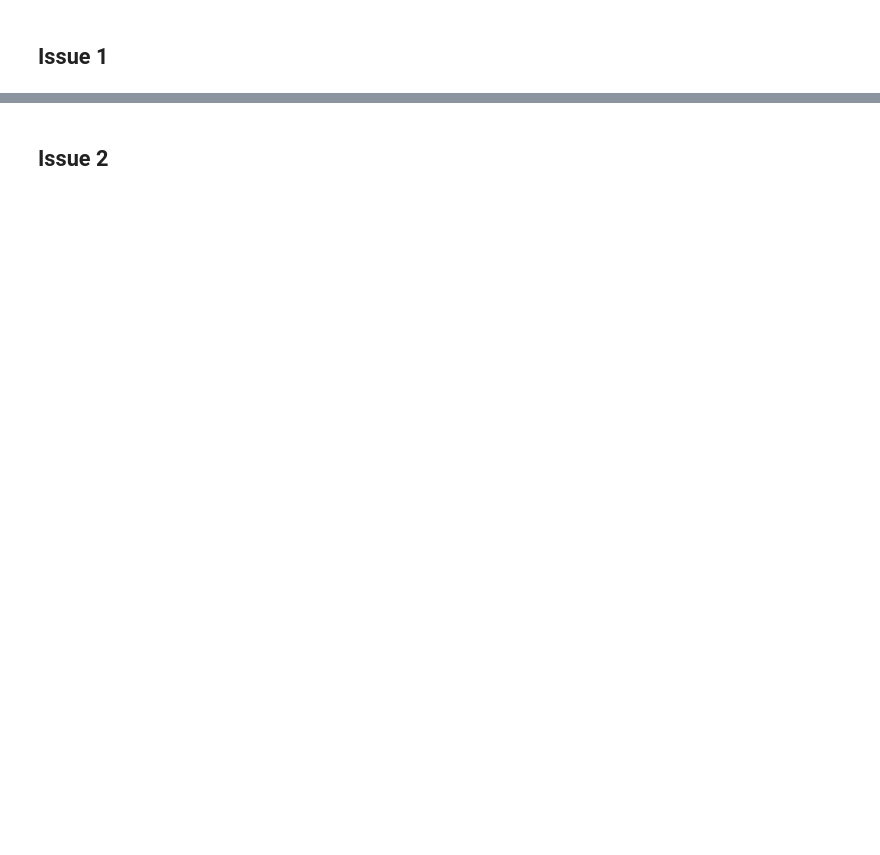
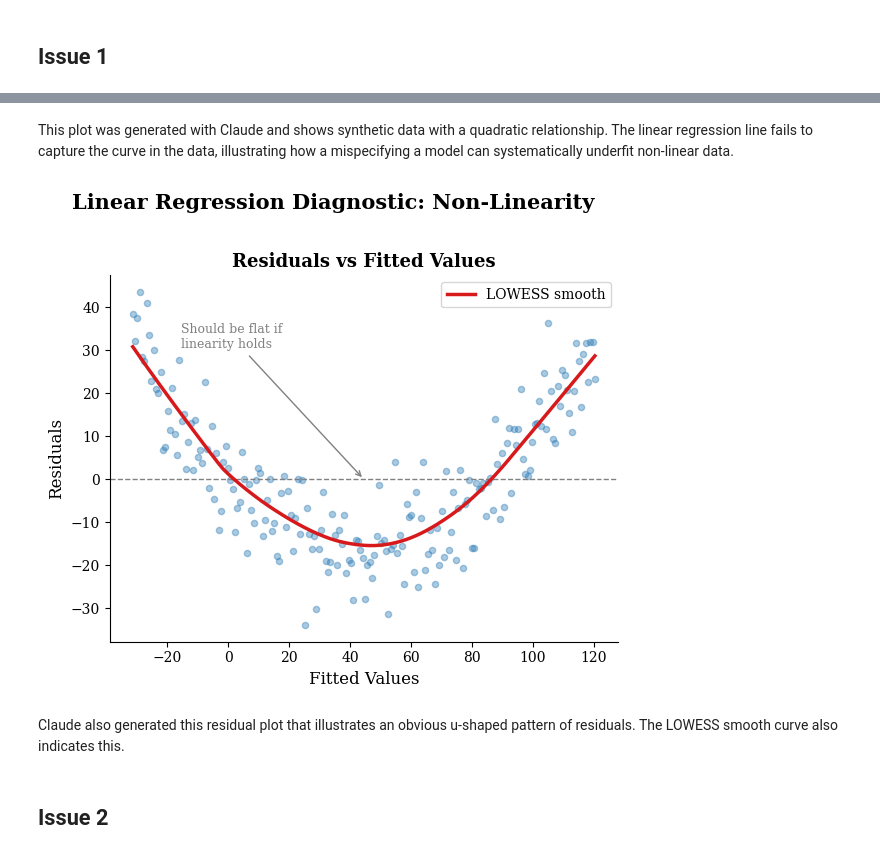
Before and after one commit to Awoo56709/assignment-2, a Jupyter notebook: hw2-task1.ipynb, the cells around one changed output, grey strips where cells are left out. Saved outputs shown, nothing was run; the diff lists cells and outputs as text; code cells hidden in the pictures; blank space fills up the shorter version.

```diff
--- a/hw2-task1.ipynb
+++ b/hw2-task1.ipynb
@@ -36,2 +59,49 @@ Generative AI reflection	Answer to step 4
+# %% [markdown]
+This plot was generated with Claude and shows synthetic data with a quadratic relationship. The linear regression line fails to capture the curve in the data, illustrating how a mispecifying a model can systematically underfit non-linear data.
+# %%
+import numpy as np
+import matplotlib.pyplot as plt
+from sklearn.linear_model import LinearRegression
+from statsmodels.nonparametric.smoothers_lowess import lowess
+
+# --- Generate non-linear data ---
+np.random.seed(42)
+n = 200
+X = np.linspace(0, 10, n)
+y = 2 * X**2 - 5 * X + 3 + np.random.normal(0, 8, n)
+
+# Fit linear regression (misspecified)
+model = LinearRegression().fit(X.reshape(-1, 1), y)
+fitted = model.predict(X.reshape(-1, 1))
+residuals = y - fitted
+
+# LOWESS smooth for residual plot
+smoothed = lowess(residuals, fitted, frac=0.4)
+
+# --- Plot ---
+fig, ax = plt.subplots(figsize=(6, 5))
+
+ax.axhline(0, color="gray", linewidth=1, linestyle="--")
+ax.scatter(fitted, residuals, alpha=0.4, s=20, color="#2c7bb6")
+ax.plot(smoothed[:, 0], smoothed[:, 1], color="#d7191c", linewidth=2.5, label="LOWESS smooth")
+
+ax.annotate("Should be flat if\nlinearity holds",
+            xy=(fitted.mean(), 0), xytext=(fitted.mean() - 60, residuals.max() * 0.7),
+            fontsize=9, color="gray",
+            arrowprops=dict(arrowstyle="->", color="gray"))
+
+ax.set_xlabel("Fitted Values", fontsize=12)
+ax.set_ylabel("Residuals", fontsize=12)
+ax.set_title("Residuals vs Fitted Values", fontsize=13, fontweight="bold")
+ax.legend(fontsize=10)
+
+fig.suptitle("Linear Regression Diagnostic: Non-Linearity", fontsize=15, fontweight="bold", y=1.02)
+plt.tight_layout()
+plt.savefig("nonlinearity_plot2_residuals.png", dpi=150, bbox_inches="tight")
+plt.show()
+# %% [output]
+[figure, added]
+# %% [markdown]
+Claude also generated this residual plot that illustrates an obvious u-shaped pattern of residuals. The LOWESS smooth curve also indicates this.
 # %% [markdown]
 ## Issue 2
```
Also changed, not shown: parts of 16 cells of this notebook, 7 other files.
